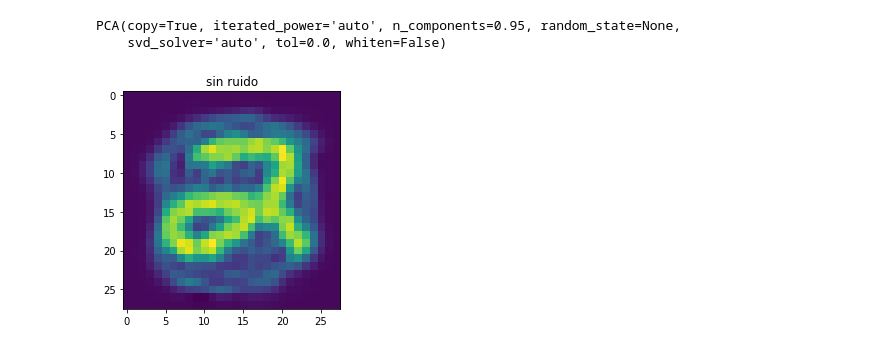
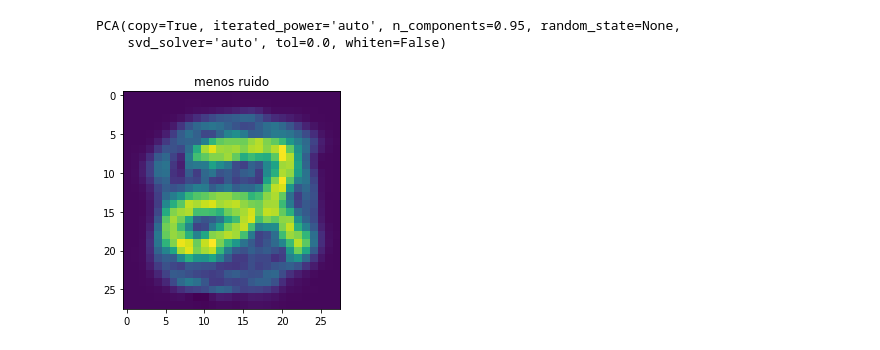
Before and after one commit to bmalcover/ml2019, a Jupyter notebook: 06_PCA_mnist.ipynb, the cells around one changed output. Cells and saved outputs as stored; diff of their text form; code cells hidden in the pictures.

```diff
--- a/06_PCA_mnist.ipynb
+++ b/06_PCA_mnist.ipynb
@@ -222,8 +222,8 @@ PCA(copy=True, iterated_power='auto', n_components=0.95, random_state=None,
 # %%
 # Eliminamos el ruido
 prueba_lower = pca.transform(prueba.reshape(1,-1))
 nueva = pca.inverse_transform(prueba_lower)
 plt.imshow(nueva.reshape(28,28));
-plt.title("sin ruido");
+plt.title("menos ruido");
 # %% [output]
-[figure, old version]
+[figure, new version]
```
Also changed, not shown: 5 other files.
